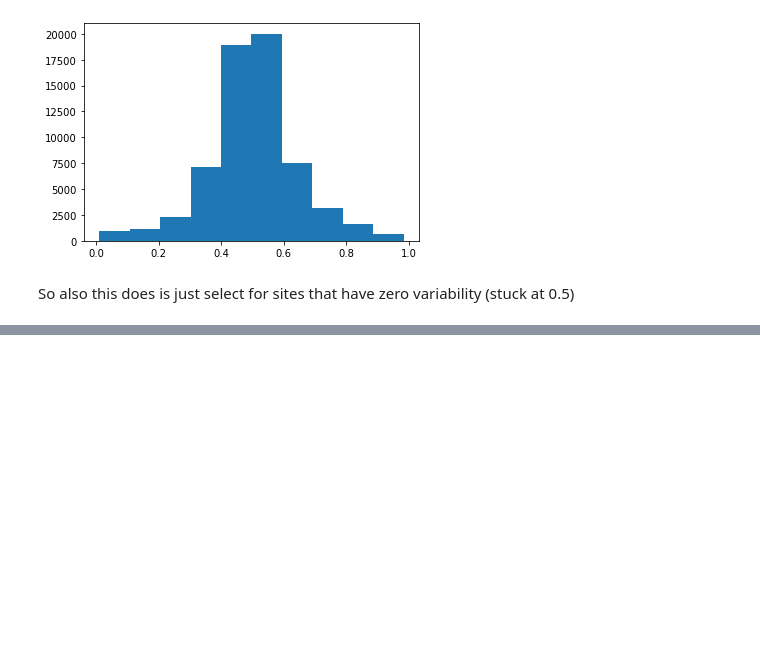
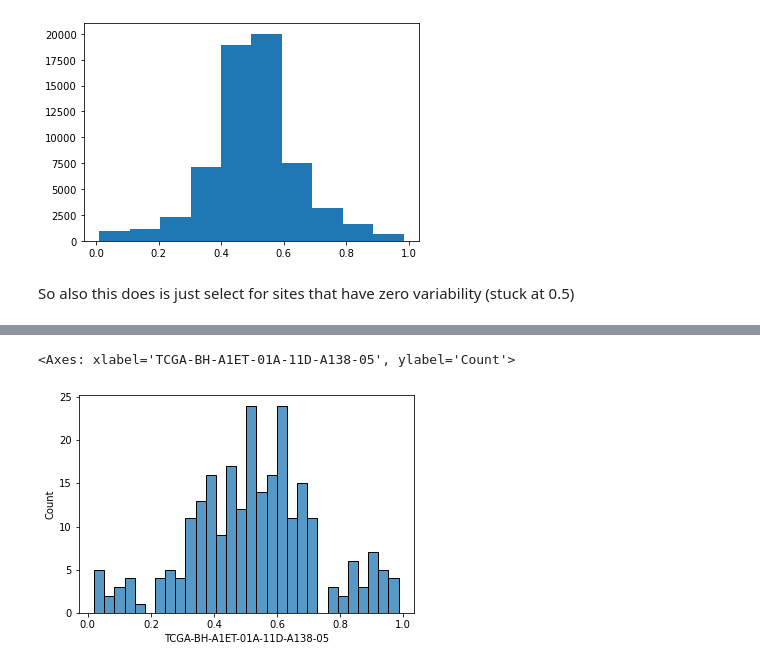
Before and after one commit to danmonyak/EpiClockInvasiveBRCA, a Jupyter notebook: 3. Select fCpGs/Remove Correlating Sites - Failed.ipynb, the cells around one changed output, grey strips where cells are left out. Saved outputs shown, nothing was run; the diff lists cells and outputs as text; code cells hidden in the pictures; blank space fills up the shorter version.

```diff
--- a/3. Select fCpGs/Remove Correlating Sites - Failed.ipynb
+++ b/3. Select fCpGs/Remove Correlating Sites - Failed.ipynb
@@ -145,0 +228,6 @@ So also this does is just select for sites that have zero variability (stuck at
+# %%
+samp = c_beta.sort_values().index[600]
+sns.histplot(TCGA_methyl.loc[notCorrelating_sites, samp], bins=30)
+# %% [output]
+<Axes: xlabel='TCGA-BH-A1ET-01A-11D-A138-05', ylabel='Count'>
+[figure, added]
```
Also changed, not shown: parts of 11 cells of this notebook.
